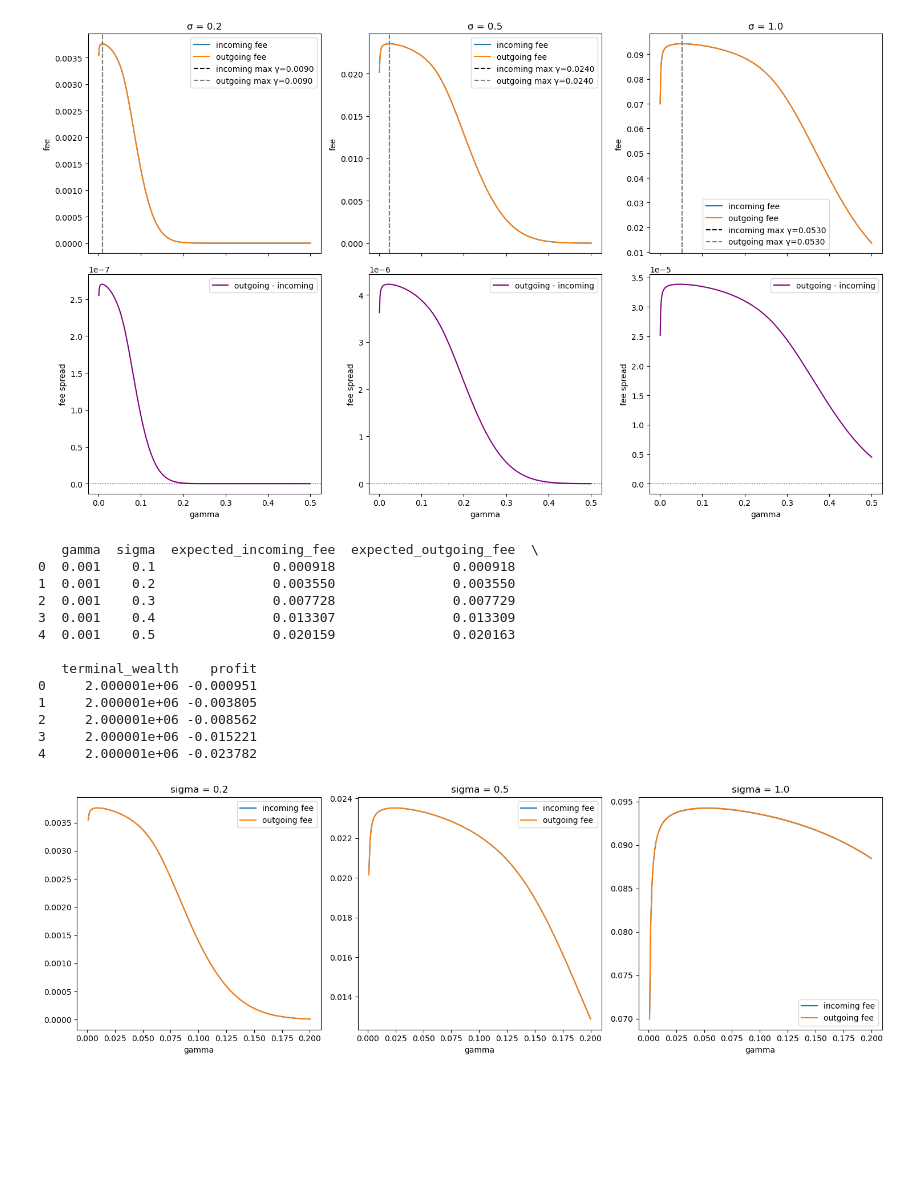
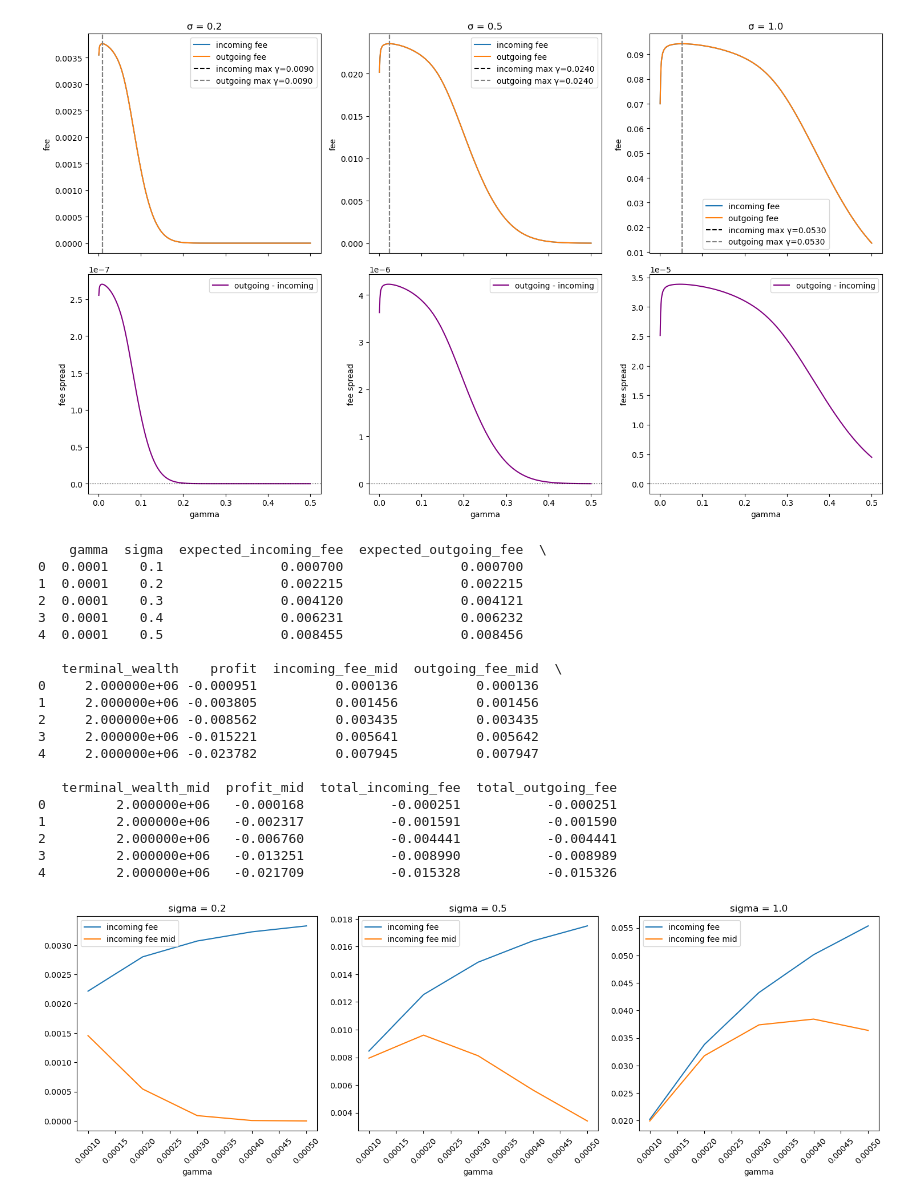
Before and after one commit to WillInvest/Dynamic_AMM, a Jupyter notebook: Theta/analysis.ipynb, the cells around one changed output. Cells and saved outputs as stored; diff of their text form; code cells hidden in the pictures; blank space fills up the shorter version.

```diff
--- a/Theta/analysis.ipynb
+++ b/Theta/analysis.ipynb
@@ -136,41 +136,56 @@ plt.show()
 # %%
 import numpy as np
 import pandas as pd
 import matplotlib.pyplot as plt
 import seaborn as sns
 
-path = '/Users/haofu/Desktop/AMM/Dynamic_AMM/vector_theta_analysis_results_large_gamma_20251021_112009.csv'
+path = '/Users/haofu/Desktop/AMM/Dynamic_AMM/vector_theta_analysis_results_large_gamma_20251021_115920.csv'
 df = pd.read_csv(path)
+df['total_incoming_fee'] = df['profit'] + df['expected_incoming_fee']
+df['total_outgoing_fee'] = df['profit'] + df['expected_outgoing_fee']
 print(df.head())
+max_gamma = 0.0005
+df = df[df['gamma'] <= max_gamma]
 
 sigma_list = [0.2, 0.5, 1.0]
 fig, axs = plt.subplots(1, len(sigma_list), figsize=(15, 5))
 
 for i, sigma in enumerate(sigma_list):
     df_sigma = df[df['sigma'] == sigma]
     axs[i].plot(df_sigma['gamma'], df_sigma['expected_incoming_fee'])
-    axs[i].plot(df_sigma['gamma'], df_sigma['expected_outgoing_fee'])
+    # axs[i].plot(df_sigma['gamma'], df_sigma['expected_outgoing_fee'])
+    axs[i].plot(df_sigma['gamma'], df_sigma['incoming_fee_mid'])
+    # axs[i].plot(df_sigma['gamma'], df_sigma['outgoing_fee_mid'])
     axs[i].set_title(f'sigma = {sigma}')
     axs[i].set_xlabel('gamma')
-    axs[i].legend(['incoming fee', 'outgoing fee'])
+    axs[i].legend(['incoming fee', 'incoming fee mid'])
+    # tilt the x-axis tick labels
+    axs[i].tick_params(axis='x', rotation=45)
 
 plt.tight_layout()
 plt.show()
 # %% [output]
-   gamma  sigma  expected_incoming_fee  expected_outgoing_fee  \
-0  0.001    0.1               0.000918               0.000918
-1  0.001    0.2               0.003550               0.003550
-2  0.001    0.3               0.007728               0.007729
-3  0.001    0.4               0.013307               0.013309
-4  0.001    0.5               0.020159               0.020163
+    gamma  sigma  expected_incoming_fee  expected_outgoing_fee  \
+0  0.0001    0.1               0.000700               0.000700
+1  0.0001    0.2               0.002215               0.002215
+2  0.0001    0.3               0.004120               0.004121
+3  0.0001    0.4               0.006231               0.006232
+4  0.0001    0.5               0.008455               0.008456
 
-   terminal_wealth    profit
-0     2.000001e+06 -0.000951
-1     2.000001e+06 -0.003805
-2     2.000001e+06 -0.008562
-3     2.000001e+06 -0.015221
-4     2.000001e+06 -0.023782
+   terminal_wealth    profit  incoming_fee_mid  outgoing_fee_mid  \
+0     2.000000e+06 -0.000951          0.000136          0.000136
+1     2.000000e+06 -0.003805          0.001456          0.001456
+2     2.000000e+06 -0.008562          0.003435          0.003435
+3     2.000000e+06 -0.015221          0.005641          0.005642
+4     2.000000e+06 -0.023782          0.007945          0.007947
+
+   terminal_wealth_mid  profit_mid  total_incoming_fee  total_outgoing_fee
+0         2.000000e+06   -0.000168           -0.000251           -0.000251
+1         2.000000e+06   -0.002317           -0.001591           -0.001590
+2         2.000000e+06   -0.006760           -0.004441           -0.004441
+3         2.000000e+06   -0.013251           -0.008990           -0.008989
+4         2.000000e+06   -0.021709           -0.015328           -0.015326
-[figure, old version]
+[figure, new version]
 # %%
 sigma_list = [0.2, 0.5, 1.0]
 fig, axs = plt.subplots(1, len(sigma_list), figsize=(15, 5))
```
Also changed, not shown: parts of 1 cell of this notebook, 7 other files.
